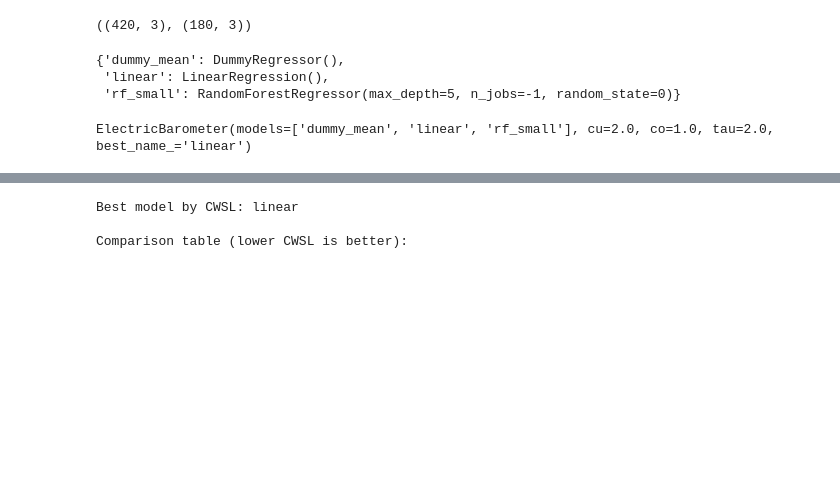
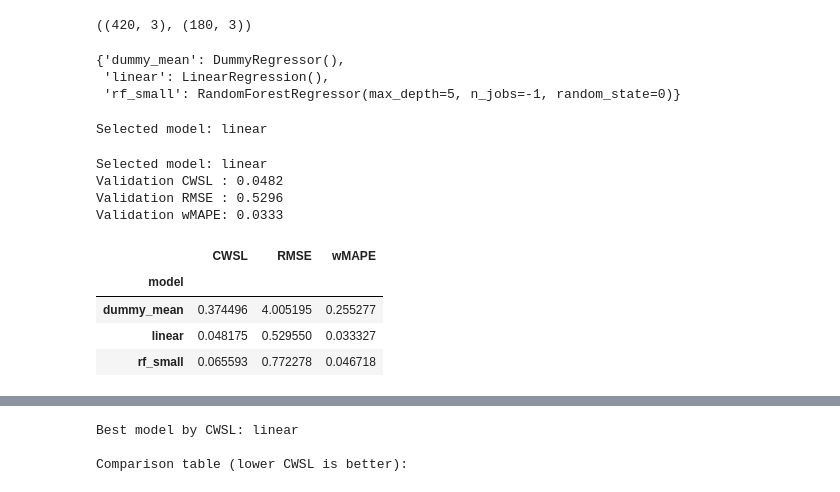
Before and after one commit to Economistician/cwsl, a Jupyter notebook: examples/06_electric_barometer.ipynb, the cells around one changed output, grey strips where cells are left out. Drawn from its saved outputs; the diff is of its cells as text; code cells hidden in the pictures; blank space fills up the shorter version.

```diff
--- a/examples/06_electric_barometer.ipynb
+++ b/examples/06_electric_barometer.ipynb
@@ -64,24 +85,36 @@ models
 # %%
 from cwsl import ElectricBarometer
 
-# Underbuild costs 2x more than overbuild
-cu = 2.0
-co = 1.0
+eb = ElectricBarometer(models=models, cu=2.0, co=1.0, tau=2.0)
 
-eb = ElectricBarometer(
-    models=models,
-    cu=cu,
-    co=co,
-    tau=2.0,           # used inside comparison helpers for HR@tau
+# Fit, select best model by CWSL, and then refit the winner on all available data
+eb.fit(
+    X_train,
+    y_train,
+    X_val,
+    y_val,
+    refit_on_full=True,
 )
 
-eb.fit(
-    X_train=X_train,
-    y_train=y_train,
-    X_val=X_val,
-    y_val=y_val,
-)
-
-eb
+print("Selected model:", eb.best_name_)
 # %% [output]
-ElectricBarometer(models=['dummy_mean', 'linear', 'rf_small'], cu=2.0, co=1.0, tau=2.0, best_name_='linear')
+Selected model: linear
+# %%
+# Inspect the selected model and its validation metrics
+
+print(f"Selected model: {eb.best_name_}")
+print(f"Validation CWSL : {eb.validation_cwsl_:.4f}")
+print(f"Validation RMSE : {eb.validation_rmse_:.4f}")
+print(f"Validation wMAPE: {eb.validation_wmape_:.4f}")
+
+eb.results_
+# %% [output]
+Selected model: linear
+Validation CWSL : 0.0482
+Validation RMSE : 0.5296
+Validation wMAPE: 0.0333
+|  | CWSL | RMSE | wMAPE |
+| model |  |  |  |
+| dummy_mean | 0.374496 | 4.005195 | 0.255277 |
+| linear | 0.048175 | 0.529550 | 0.033327 |
+| rf_small | 0.065593 | 0.772278 | 0.046718 |
```
Also changed, not shown: parts of 6 cells of this notebook, 2 other files.
